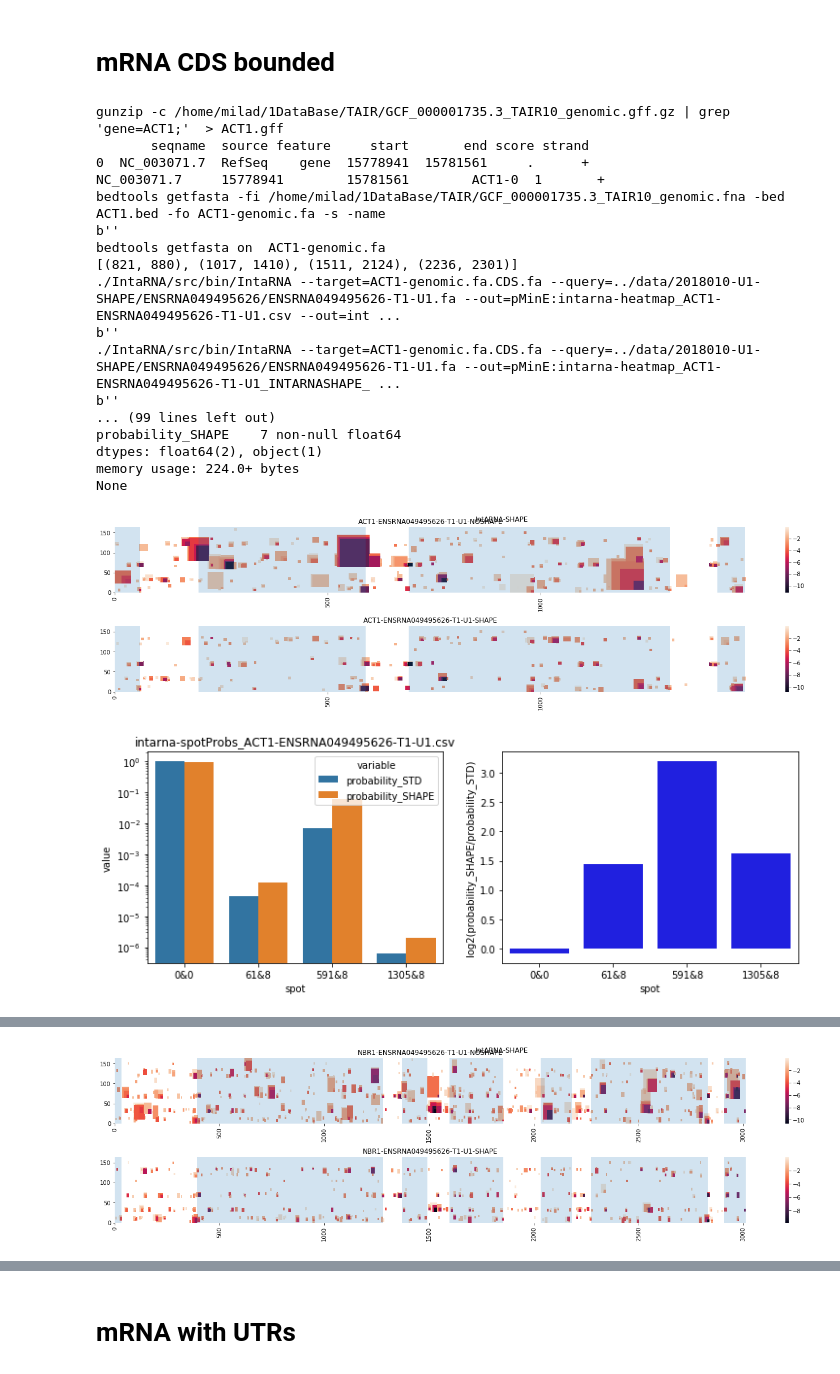
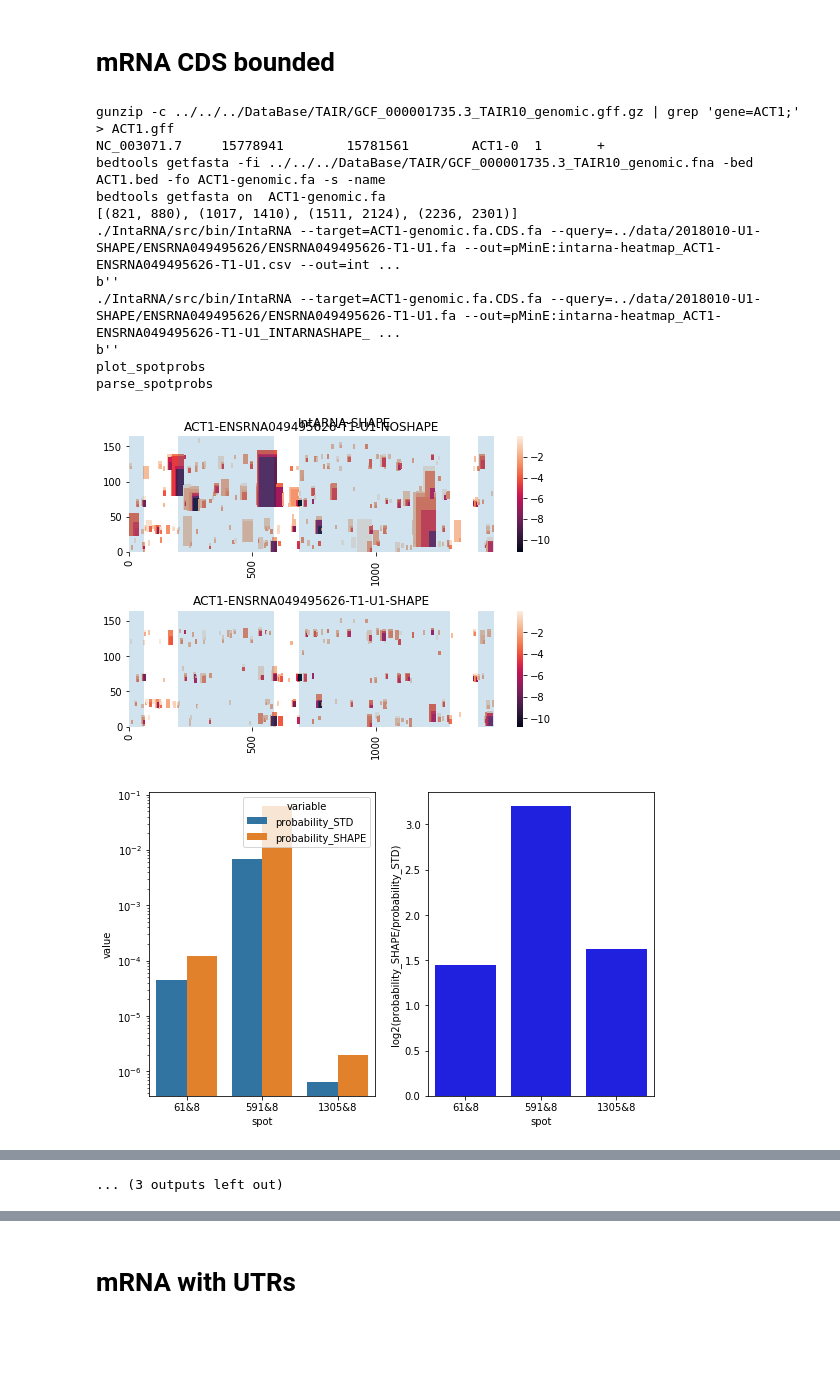
Before and after one commit to BackofenLab/IntaRNA-benchmark-SHAPE, a Jupyter notebook: src/analysis_IntaSHAPE-U1-interaction.ipynb, the cells around one changed output, grey strips where cells are left out. Cells and saved outputs as stored; diff of their text form; code cells hidden in the pictures; blank space fills up the shorter version.

Commit message:
Exclude 00 spot, cleanups

```diff
--- a/src/analysis_IntaSHAPE-U1-interaction.ipynb
+++ b/src/analysis_IntaSHAPE-U1-interaction.ipynb
@@ -119,7 +106,7 @@ def compute_relative_locs(df_gff, gene_start, gene_end, strand):
         ret_arr = [(r['relative-end'],r['relative-start']) for ir, r in df_gff.iterrows()]
     else:
         raise RuntimeError('Strand type error')
-    return ret_arr
+    return sorted(ret_arr)
 # %%
 import math
 import numpy as np
@@ -156,7 +150,8 @@ import pandas as pd
 
 
 from matplotlib import pyplot as plt
-def plot_minE_heatmap(df, exon_regions, figtitle, fig=None, ax=None):
+def plot_minE_heatmap(df, exon_regions, figtitle, fig=None, ax=None,
+                      plot_selected_exon=None, exon_context_len=100):
     savefig = False
     if (fig is None):
         savefig = True
@@ -178,6 +173,9 @@ def plot_minE_heatmap(df, exon_regions, figtitle, fig=None, ax=None):
         majorFormatter = plticker.FormatStrFormatter('%d')
         ax.xaxis.set_major_formatter(majorFormatter)
         ax.yaxis.set_major_formatter(majorFormatter)
+    if plot_selected_exon is not None:
+        exon_junction = exon_regions[plot_selected_exon][1]
+        ax.set_xlim(exon_junction-exon_context_len,exon_junction+exon_context_len+1)
 
     ax.set_title(figtitle)
     if savefig:
@@ -226,12 +224,17 @@ def truncate_mRNA_to_CDS(fasta_mRNA,exon_regions):
     truncated_regions = [(r[0]-startcodon_site+1,r[1]-startcodon_site+1) for r in exon_regions]
     return fasta_mRNA+'.CDS.fa', truncated_regions
 
-def run_intarna_shape_for_a_gene(target_gene_name, CDS_only=False):
+def run_intarna_shape_for_a_gene(target_gene_name, CDS_only=False,plot_selected_exon=None):
     df_gff_exons, df_genes = gene_gff_to_df(target_gene_name)
     fasta_bed_genomic = df_gff_to_bed_fasta(df_genes, target_gene_name)
     myexon_regions = compute_relative_locs(df_gff_exons, df_genes.iloc[0]['start'], df_genes.iloc[0]['end'],
                       df_genes.iloc[0]['strand'])
+
+    # Double check that exons are sorted by rel position
     print(myexon_regions)
+    for i in range(len(myexon_regions)-1):
+        assert(myexon_regions[i][0]<=myexon_regions[i+1][0])
+
     if CDS_only:
         target_fasta,myexon_regions = truncate_mRNA_to_CDS(fasta_bed_genomic,myexon_regions)
     else:
@@ -247,13 +250,23 @@ def run_intarna_shape_for_a_gene(target_gene_name, CDS_only=False):
             shape_file=query_react_idless, out_suffix='_INTARNASHAPE_',
                                                                spot_probs_pairs_str=','.join(spot_prob_locs))
 
-    myfig, (ax1,ax2) = plt.subplots(figsize=[20,5],nrows=2)
-    plot_minE_heatmap(mydf_heatmap, myexon_regions, target_gene_name +'-'+query_id+ '-NOSHAPE', fig=myfig, ax=ax1)
-    plot_minE_heatmap(mydf_heatmap_SHAPE, myexon_regions,target_gene_name + '-'+query_id+'-SHAPE', fig=myfig, ax=ax2)
+    myfig, (ax1,ax2) = plt.subplots(figsize=[7,5],nrows=2)
+
+
+    plot_minE_heatmap(mydf_heatmap, myexon_regions, target_gene_name +'-'+query_id+ '-NOSHAPE',
+                      fig=myfig, ax=ax1, plot_selected_exon=plot_selected_exon)
+    plot_minE_heatmap(mydf_heatmap_SHAPE, myexon_regions,target_gene_name + '-'+query_id+'-SHAPE',
+                      fig=myfig, ax=ax2, plot_selected_exon=plot_selected_exon)
+
+
     myfig.suptitle('IntARNA-SHAPE')
-    myfig.savefig('heatmap_'+target_gene_name +'-'+query_id+'.png')
     myfig.tight_layout()
-    df_spotprobs = plot_spotprobs(file_subopts, file_subopts_SHAPE)
+    myfig.savefig('heatmap_'+target_gene_name +'-'+query_id+'.png',dpi=600)
+    #myfig.savefig('heatmap_'+target_gene_name +'-'+query_id+'.pdf')
+    df_spotprobs,fig_spots = plot_spotprobs(file_subopts, file_subopts_SHAPE,what='both')
     df_spotprobs['gene'] = target_gene_name
+    fig_spots.tight_layout()
+    fig_spots.savefig('barplot_'+target_gene_name +'-'+query_id+'.png')
+    fig_spots.savefig('barplot_'+target_gene_name +'-'+query_id+'.svg')
     return df_spotprobs
-# run_intarna_shape_for_a_gene('ACT1', CDS_only=True)
+# run_intarna_shape_for_a_gene('RPS9', CDS_only=True,plot_selected_exon=1)
@@ -260,29 +283,24 @@ def run_intarna_shape_for_a_gene(target_gene_name, CDS_only=False):
 # %% [markdown]
 # mRNA CDS bounded
 # %%
-dfs_spotprobs_genes = list()
+dfs_spotprobs_genes_CDS = list()
 
 for gene in ['ACT1', 'RPS9', 'RPS10','RPL16A','NBR1',]:#'rps11','RPS11B',:
     df_spotprobs_gene = run_intarna_shape_for_a_gene(gene,CDS_only=True)
-    dfs_spotprobs_genes.append(df_spotprobs_gene)
-df_spotprobs_genes = pd.concat(dfs_spotprobs_genes)
+    dfs_spotprobs_genes_CDS.append(df_spotprobs_gene)
+    plt.show()
+df_spotprobs_genes_CDS = pd.concat(dfs_spotprobs_genes_CDS)
 # %% [output]
-gunzip -c /home/milad/1DataBase/TAIR/GCF_000001735.3_TAIR10_genomic.gff.gz | grep 'gene=ACT1;'  > ACT1.gff
-       seqname  source feature     start       end score strand
-0  NC_003071.7  RefSeq    gene  15778941  15781561     .      +
+gunzip -c ../../../DataBase/TAIR/GCF_000001735.3_TAIR10_genomic.gff.gz | grep 'gene=ACT1;'  > ACT1.gff
 NC_003071.7     15778941        15781561        ACT1-0  1       +
-bedtools getfasta -fi /home/milad/1DataBase/TAIR/GCF_000001735.3_TAIR10_genomic.fna -bed ACT1.bed -fo ACT1-genomic.fa -s -name
-b''
+bedtools getfasta -fi ../../../DataBase/TAIR/GCF_000001735.3_TAIR10_genomic.fna -bed ACT1.bed -fo ACT1-genomic.fa -s -name
 bedtools getfasta on  ACT1-genomic.fa
 [(821, 880), (1017, 1410), (1511, 2124), (2236, 2301)]
 ./IntaRNA/src/bin/IntaRNA --target=ACT1-genomic.fa.CDS.fa --query=../data/2018010-U1-SHAPE/ENSRNA049495626/ENSRNA049495626-T1-U1.fa --out=pMinE:intarna-heatmap_ACT1-ENSRNA049495626-T1-U1.csv --out=int ...
 b''
 ./IntaRNA/src/bin/IntaRNA --target=ACT1-genomic.fa.CDS.fa --query=../data/2018010-U1-SHAPE/ENSRNA049495626/ENSRNA049495626-T1-U1.fa --out=pMinE:intarna-heatmap_ACT1-ENSRNA049495626-T1-U1_INTARNASHAPE_ ...
 b''
-... (99 lines left out)
-probability_SHAPE    7 non-null float64
-dtypes: float64(2), object(1)
-memory usage: 224.0+ bytes
-None
+plot_spotprobs
+parse_spotprobs
-[figure, old version]
+[figure, new version]
-[figure, old version]
+[figure, new version]
@@ -295 +345,0 @@ None
-[figure, removed]
@@ -296,0 +346 @@ None
+... (3 outputs left out)
```
Also changed, not shown: parts of 15 cells of this notebook.
